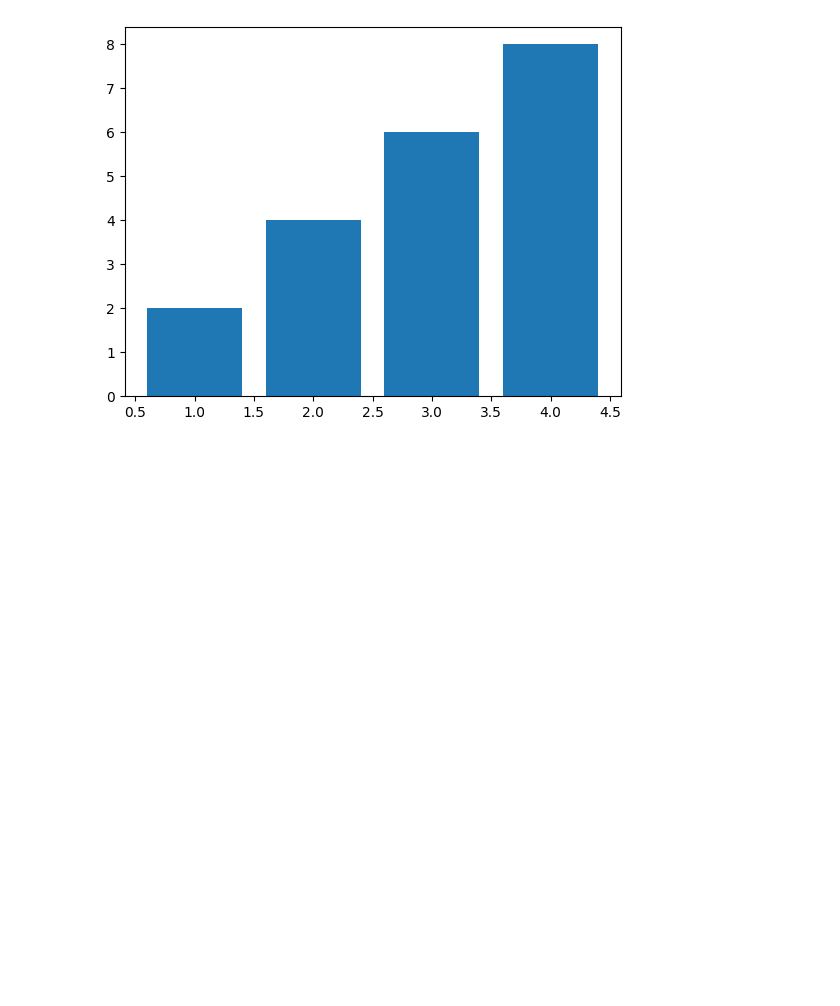
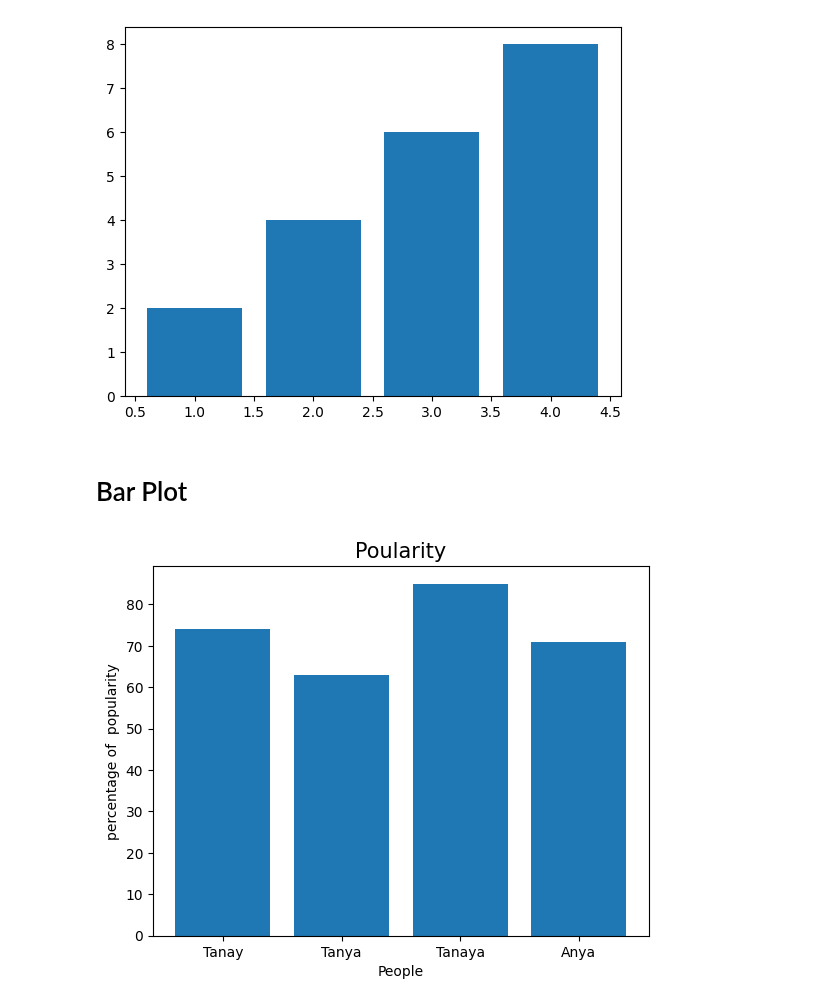
Before and after one commit to Tanay-Dwivedi/DADS-practice, a Jupyter notebook: Python/Matplotlib/matplotlib_practice1.ipynb, the cells around one changed output. Drawn from its saved outputs; the diff is of its cells as text; code cells hidden in the pictures; blank space fills up the shorter version.

```diff
--- a/Python/Matplotlib/matplotlib_practice1.ipynb
+++ b/Python/Matplotlib/matplotlib_practice1.ipynb
@@ -15,3 +15,5 @@ plt.bar(x,y)
 plt.show()
 # %% [output]
 [figure]
+# %% [markdown]
+# Bar Plot
@@ -17,0 +22,11 @@ plt.show()
+# %%
+a = ["Tanay", "Tanya", "Tanaya", "Anya"]
+b = [74, 63, 85, 71]
+
+plt.title("Poularity", fontsize = 15)
+plt.xlabel("People", fontsize = 10)
+plt.ylabel("percentage of  popularity", fontsize = 10)
+plt.bar(a,b)
+plt.show()
+# %% [output]
+[figure, added]
```
Also changed, not shown: parts of 6 cells of this notebook.
